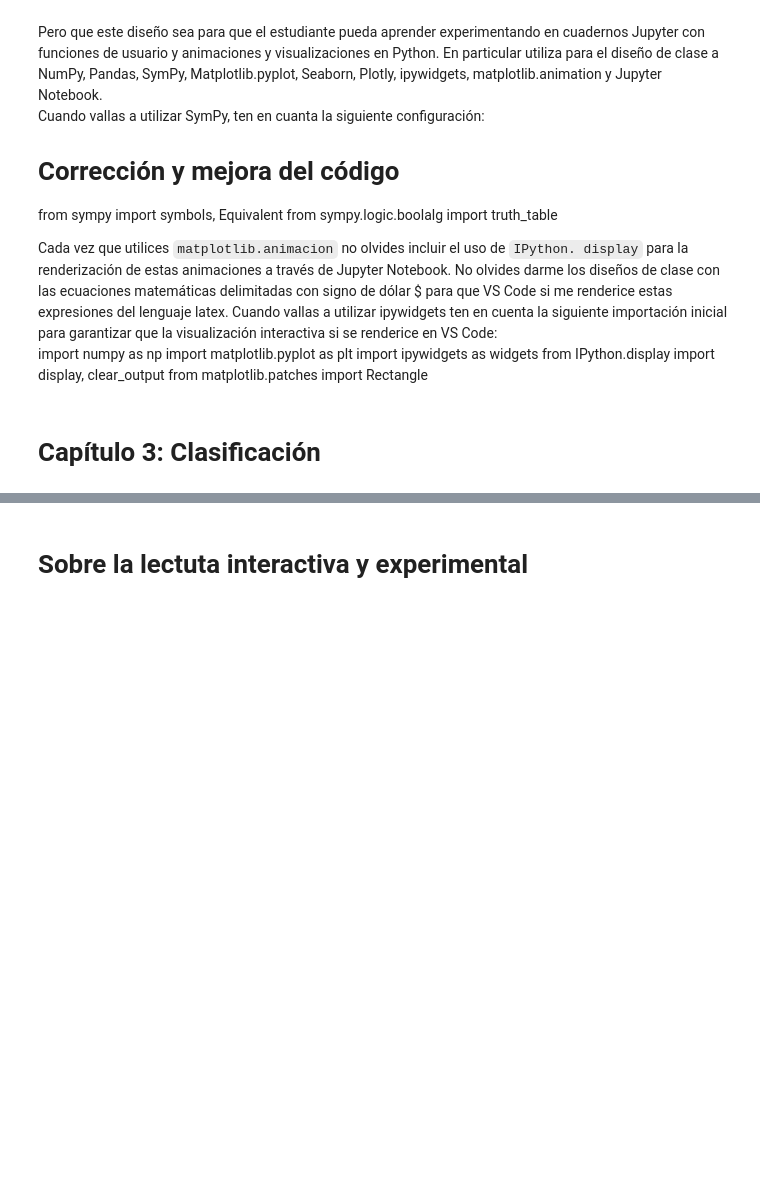
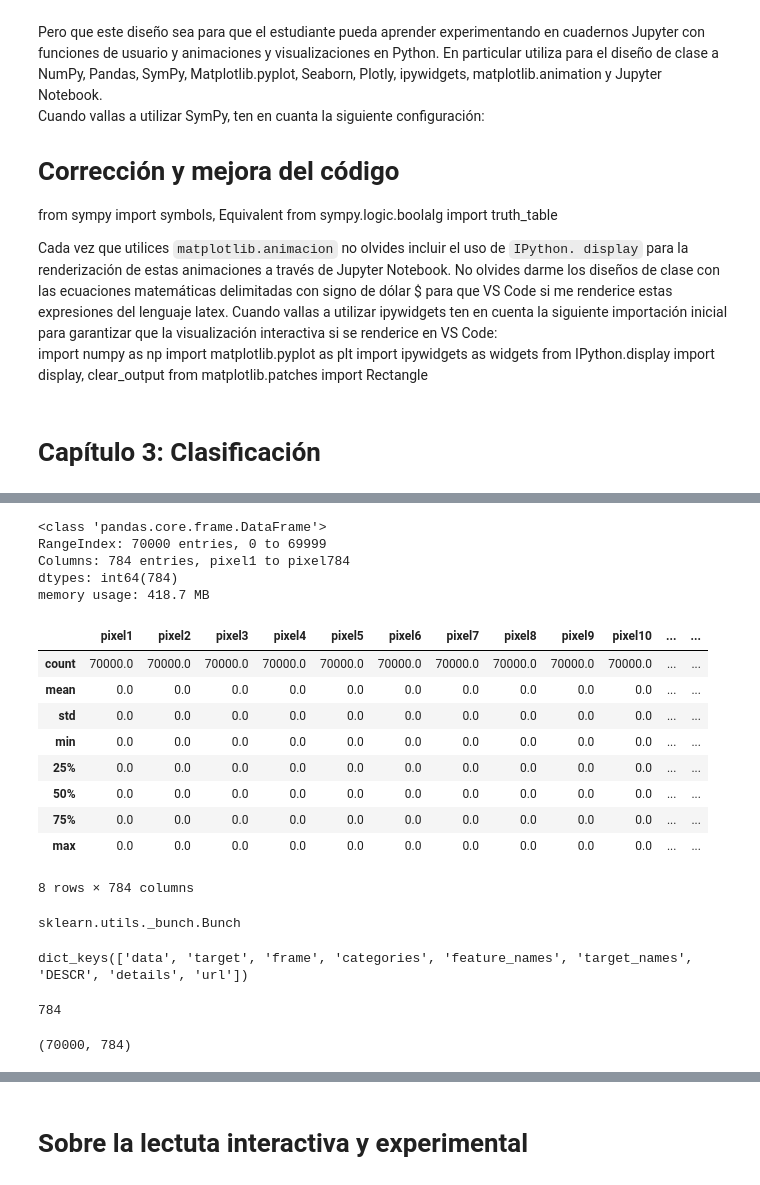
Before and after one commit to marco-canas/ml_dl_intro, a Jupyter notebook: 2_planificacion/2_ml/geron/3_chapter/page_173.ipynb, the cells around one changed output, grey strips where cells are left out. Cells and saved outputs as stored; diff of their text form; code cells hidden in the pictures; blank space fills up the shorter version.

```diff
--- a/2_planificacion/2_ml/geron/3_chapter/page_173.ipynb
+++ b/2_planificacion/2_ml/geron/3_chapter/page_173.ipynb
@@ -341,0 +242,37 @@ Este capítulo introdujo los conceptos fundamentales de clasificación utilizand
+# %%
+mnist_frame.data.info()
+# %% [output]
+<class 'pandas.core.frame.DataFrame'>
+RangeIndex: 70000 entries, 0 to 69999
+Columns: 784 entries, pixel1 to pixel784
+dtypes: int64(784)
+memory usage: 418.7 MB
+# %%
+mnist_frame.data.describe()
+# %% [output]
+|  | pixel1 | pixel2 | pixel3 | pixel4 | pixel5 | pixel6 | pixel7 | pixel8 | pixel9 | pixel10 | ... | ... |
+| count | 70000.0 | 70000.0 | 70000.0 | 70000.0 | 70000.0 | 70000.0 | 70000.0 | 70000.0 | 70000.0 | 70000.0 | ... | ... |
+| mean | 0.0 | 0.0 | 0.0 | 0.0 | 0.0 | 0.0 | 0.0 | 0.0 | 0.0 | 0.0 | ... | ... |
+| std | 0.0 | 0.0 | 0.0 | 0.0 | 0.0 | 0.0 | 0.0 | 0.0 | 0.0 | 0.0 | ... | ... |
+| min | 0.0 | 0.0 | 0.0 | 0.0 | 0.0 | 0.0 | 0.0 | 0.0 | 0.0 | 0.0 | ... | ... |
+| 25% | 0.0 | 0.0 | 0.0 | 0.0 | 0.0 | 0.0 | 0.0 | 0.0 | 0.0 | 0.0 | ... | ... |
+| 50% | 0.0 | 0.0 | 0.0 | 0.0 | 0.0 | 0.0 | 0.0 | 0.0 | 0.0 | 0.0 | ... | ... |
+| 75% | 0.0 | 0.0 | 0.0 | 0.0 | 0.0 | 0.0 | 0.0 | 0.0 | 0.0 | 0.0 | ... | ... |
+| max | 0.0 | 0.0 | 0.0 | 0.0 | 0.0 | 0.0 | 0.0 | 0.0 | 0.0 | 0.0 | ... | ... |
+8 rows × 784 columns
+# %%
+type(mnist)
+# %% [output]
+sklearn.utils._bunch.Bunch
+# %%
+mnist.keys()
+# %% [output]
+dict_keys(['data', 'target', 'frame', 'categories', 'feature_names', 'target_names', 'DESCR', 'details', 'url'])
+# %%
+28*28
+# %% [output]
+784
+# %%
+mnist.data.shape
+# %% [output]
+(70000, 784)
```
Also changed, not shown: parts of 45 cells of this notebook.
